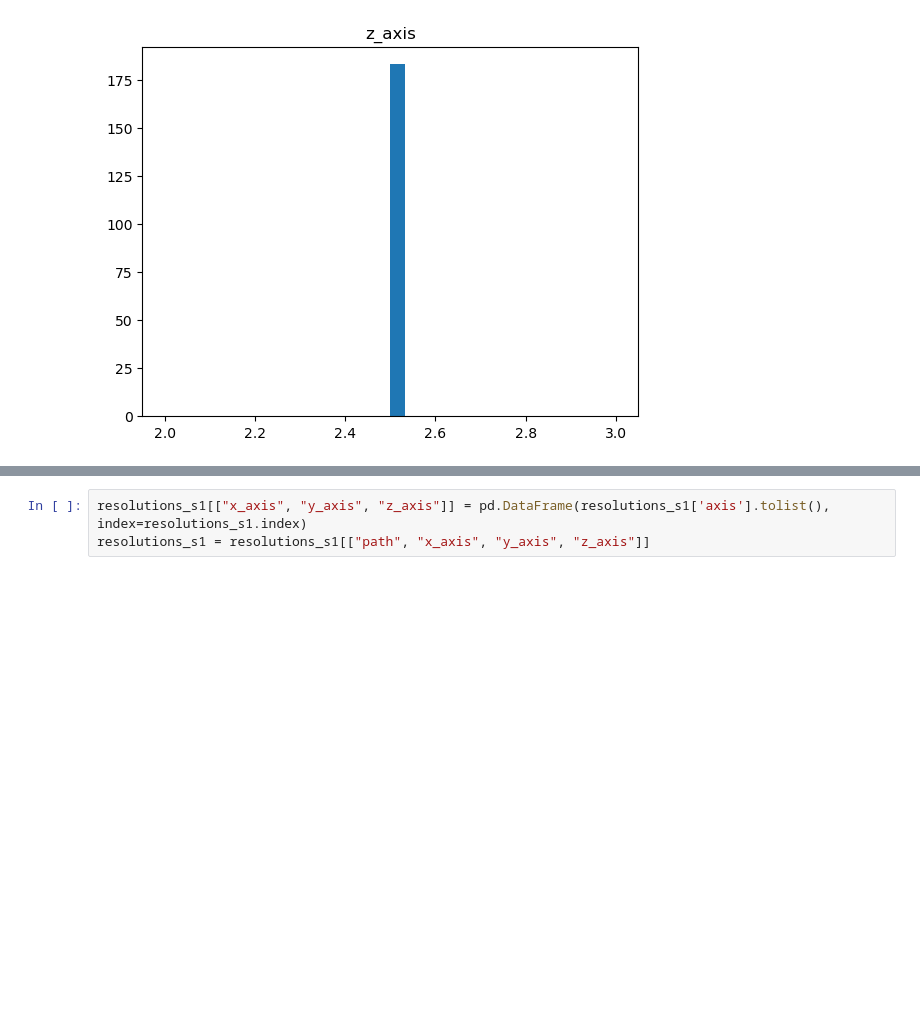
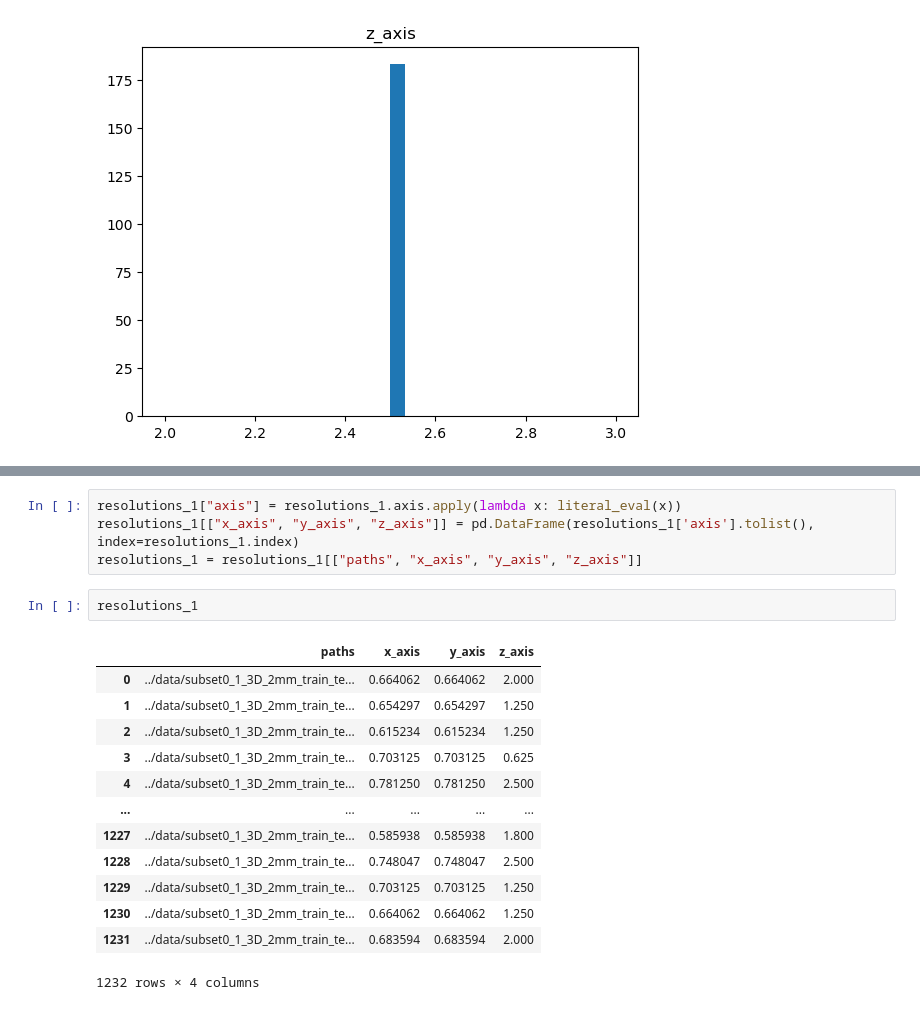
Before and after one commit to Bardhitoo/lung_cancer_proj, a Jupyter notebook: preprocessing_and_detection/resolution_exploration.ipynb, the cells around one changed output, grey strips where cells are left out. Cells and saved outputs as stored; diff of their text form; blank space fills up the shorter version.

```diff
--- a/preprocessing_and_detection/resolution_exploration.ipynb
+++ b/preprocessing_and_detection/resolution_exploration.ipynb
@@ -96,3 +80,20 @@ resolutions_s1 = pd.DataFrame(s1_, columns=["path", "axis"])
 # %%
-resolutions_s1[["x_axis", "y_axis", "z_axis"]] = pd.DataFrame(resolutions_s1['axis'].tolist(), index=resolutions_s1.index)
-resolutions_s1 = resolutions_s1[["path", "x_axis", "y_axis", "z_axis"]]
+resolutions_1["axis"] = resolutions_1.axis.apply(lambda x: literal_eval(x))
+resolutions_1[["x_axis", "y_axis", "z_axis"]] = pd.DataFrame(resolutions_1['axis'].tolist(), index=resolutions_1.index)
+resolutions_1 = resolutions_1[["paths", "x_axis", "y_axis", "z_axis"]]
+# %%
+resolutions_1
+# %% [output]
+|  | paths | x_axis | y_axis | z_axis |
+| 0 | ../data/subset0_1_3D_2mm_train_te... | 0.664062 | 0.664062 | 2.000 |
+| 1 | ../data/subset0_1_3D_2mm_train_te... | 0.654297 | 0.654297 | 1.250 |
+| 2 | ../data/subset0_1_3D_2mm_train_te... | 0.615234 | 0.615234 | 1.250 |
+| 3 | ../data/subset0_1_3D_2mm_train_te... | 0.703125 | 0.703125 | 0.625 |
+| 4 | ../data/subset0_1_3D_2mm_train_te... | 0.781250 | 0.781250 | 2.500 |
+| ... | ... | ... | ... | ... |
+| 1227 | ../data/subset0_1_3D_2mm_train_te... | 0.585938 | 0.585938 | 1.800 |
+| 1228 | ../data/subset0_1_3D_2mm_train_te... | 0.748047 | 0.748047 | 2.500 |
+| 1229 | ../data/subset0_1_3D_2mm_train_te... | 0.703125 | 0.703125 | 1.250 |
+| 1230 | ../data/subset0_1_3D_2mm_train_te... | 0.664062 | 0.664062 | 1.250 |
+| 1231 | ../data/subset0_1_3D_2mm_train_te... | 0.683594 | 0.683594 | 2.000 |
+1232 rows × 4 columns
```
Also changed, not shown: parts of 15 cells of this notebook.
